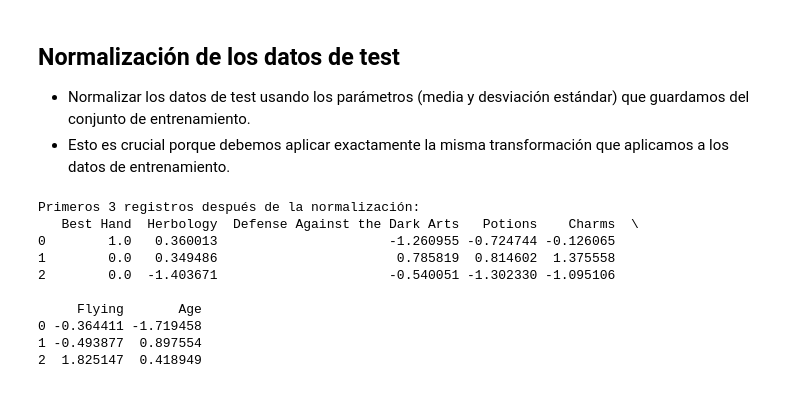
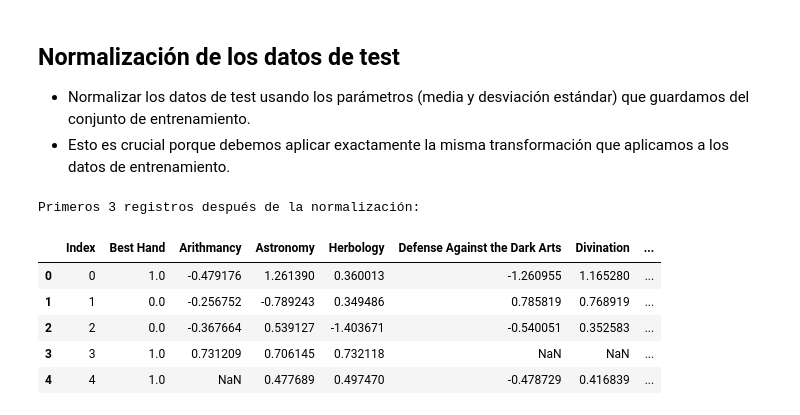
Before and after one commit to financieras/ai, a Jupyter notebook: logistic_regression/jupyter/prediccion.ipynb, the cells around one changed output. Saved outputs shown, nothing was run; the diff lists cells and outputs as text; code cells hidden in the pictures.

```diff
--- a/logistic_regression/jupyter/prediccion.ipynb
+++ b/logistic_regression/jupyter/prediccion.ipynb
@@ -59,11 +59,6 @@ df['Birthday'] = pd.to_datetime(df['Birthday'])
 reference_date = df['Birthday'].max()
 df['Age'] = (reference_date - df['Birthday']).dt.days / 365.25
 
-# Calculate age based on the maximum date in Birthday column
-df['Birthday'] = pd.to_datetime(df['Birthday'])
-reference_date = df['Birthday'].max()
-df['Age'] = (reference_date - df['Birthday']).dt.days / 365.25
-
 # Remove unnecessary columns
 columns_to_drop = ['First Name', 'Last Name', 'Birthday']
 df = df.drop(columns=columns_to_drop)
@@ -525,12 +521,16 @@ Vamos a tratar los datos de test igual que los datos de entrenamiento salvo que
 
 El caso de 'Astronomy' es importante ya que mantiene con 'Defense Against the Dark Arts' una correlación perfecta con r=-1, lo cual nos ayudará a imputar bastantes datos con precisión total. Simplemnete dividiendo entre -100 los catos de 'Astronomy' se obtienen los datos de 'Defense Against the Dark Arts'.
 # %%
-# Convert 'Birthday' to datetime format
-df_test['Birthday'] = pd.to_datetime(df_test['Birthday'])
+# Remove duplicate rows
+df_test = df_test.drop_duplicates()
 
 # Convert 'Best Hand' to a binary variable (0 for Left, 1 for Right)
 df_test['Best Hand'] = df_test['Best Hand'].map({'Left': 0, 'Right': 1})
 
+# Calculate age using the SAME reference date from training
+df_test['Birthday'] = pd.to_datetime(df_test['Birthday'])
+# no calculamos una nueva variable 'reference_date' usamos la de los datos de entrenamiento
+df_test['Age'] = (reference_date - df_test['Birthday']).dt.days / 365.25
 
 # Remove unnecessary columns
 columns_to_drop = ['First Name', 'Last Name', 'Birthday', 'Hogwarts House']
@@ -562,24 +562,21 @@ None
 # %%
 # Convertir Best Hand a float64 como hicimos en training
 df_test['Best Hand'] = df_test['Best Hand'].astype(float)
 
 # Normalizar usando los parámetros guardados de training
 for column in df_test.columns:
     if column in normalization_params:
         mean = normalization_params[column]['mean']
         std = normalization_params[column]['std']
         df_test[column] = normalize(df_test[column], mean, std)
 
 print("\nPrimeros 3 registros después de la normalización:")
-print(df_test.head(3))
+df_test.head(5)
 # %% [output]
 Primeros 3 registros después de la normalización:
-   Best Hand  Herbology  Defense Against the Dark Arts   Potions    Charms  \
-0        1.0   0.360013                      -1.260955 -0.724744 -0.126065
-1        0.0   0.349486                       0.785819  0.814602  1.375558
-2        0.0  -1.403671                      -0.540051 -1.302330 -1.095106
-
-     Flying       Age
-0 -0.364411 -1.719458
-1 -0.493877  0.897554
-2  1.825147  0.418949
+|  | Index | Best Hand | Arithmancy | Astronomy | Herbology | Defense Against the Dark Arts | Divination | ... |
+| 0 | 0 | 1.0 | -0.479176 | 1.261390 | 0.360013 | -1.260955 | 1.165280 | ... |
+| 1 | 1 | 0.0 | -0.256752 | -0.789243 | 0.349486 | 0.785819 | 0.768919 | ... |
+| 2 | 2 | 0.0 | -0.367664 | 0.539127 | -1.403671 | -0.540051 | 0.352583 | ... |
+| 3 | 3 | 1.0 | 0.731209 | 0.706145 | 0.732118 | NaN | NaN | ... |
+| 4 | 4 | 1.0 | NaN | 0.477689 | 0.497470 | -0.478729 | 0.416839 | ... |
```
Also changed, not shown: parts of 5 cells of this notebook.
